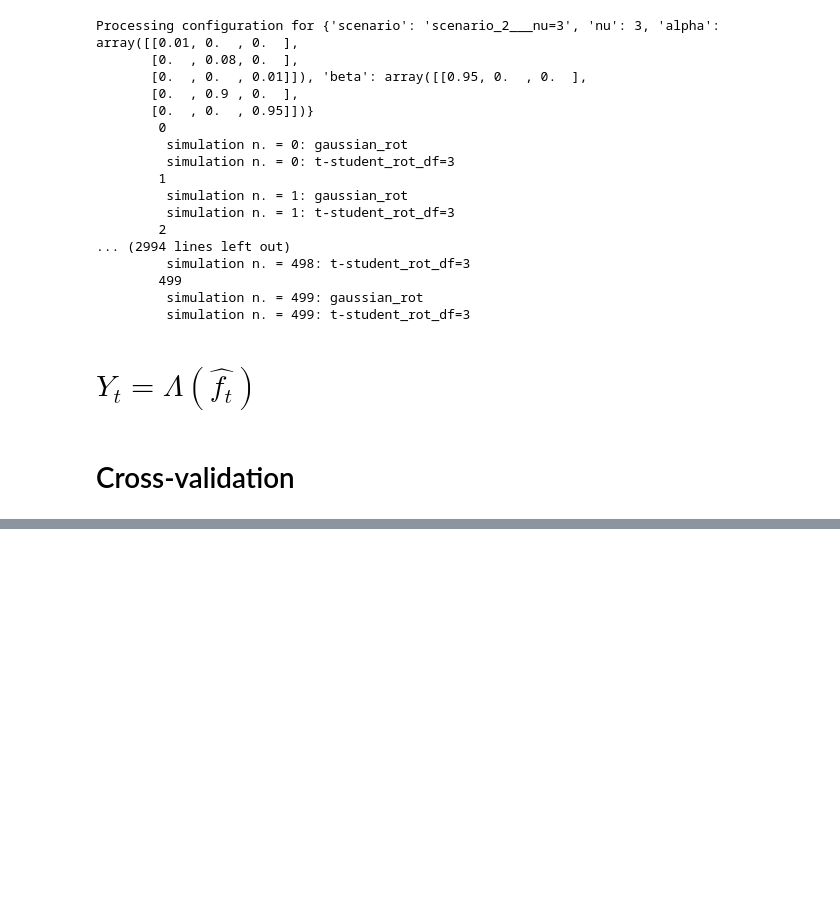
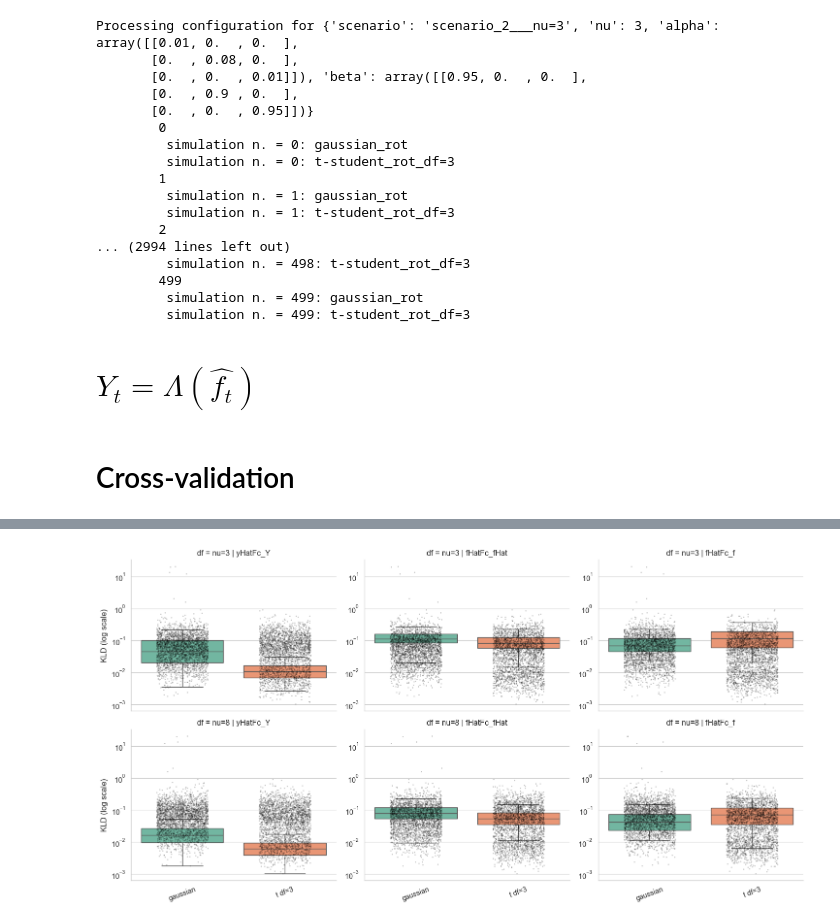
Before and after one commit to matheus-vizzotto/densities4risk, a Jupyter notebook: notebooks/08_fdf_gas_simulation.ipynb, the cells around one changed output, grey strips where cells are left out. Cells and saved outputs as stored; diff of their text form; code cells hidden in the pictures; blank space fills up the shorter version.

```diff
--- a/notebooks/08_fdf_gas_simulation.ipynb
+++ b/notebooks/08_fdf_gas_simulation.ipynb
@@ -662,0 +697,7 @@ for kde_address in kde_addresses:
+# %%
+# Extract the first two parts only
+split_data = df_cv_results['scenario'].str.split("___", expand=True)
+df_cv_results["scenario_id"] = split_data[0]
+df_cv_results["t_df"] = split_data[1]
+
+df_cv_results.groupby(["scenario_id", "t_df", "comparison", "model_name"], as_index=False)[["KLD", "L_1", "L_2", "L_INFTY"]].mean().sort_values(by=["scenario_id", "comparison", "t_df", "KLD"])
@@ -662,0 +718,68 @@ for kde_address in kde_addresses:
+# %%
+import seaborn as sns
+import matplotlib.pyplot as plt
+
+df_plot = df_cv_results.copy()
+
+# Clean labels
+df_plot["model_name"] = (
+    df_plot["model_name"]
+    .str.replace(" rot", "", regex=False)
+    .str.replace("t-student", "t", regex=False)
+)
+
+# Better style
+sns.set_theme(
+    style="whitegrid",
+    context="paper",   # cleaner than "talk" for dense plots
+    font_scale=1.2
+)
+
+g = sns.catplot(
+    data=df_plot,
+    kind="box",
+    x="model_name",
+    y="KLD",
+    col="comparison",
+    row="t_df",
+    sharey=False,
+    height=3.8,
+    aspect=1.3,
+    linewidth=1,
+    fliersize=0,   # 🔥 remove outliers from boxplot
+    palette="Set2"
+)
+
+# Overlay points (controlled)
+for ax in g.axes.flat:
+    sns.stripplot(
+        data=df_plot,
+        x="model_name",
+        y="KLD",
+        ax=ax,
+        color="black",
+        size=1.8,
+        alpha=0.25,
+        jitter=0.25
+    )
+
+# Log scale (CRUCIAL here)
+for ax in g.axes.flat:
+    ax.set_yscale("log")
+
+# Titles (cleaner)
+g.set_titles(
+    row_template="df = {row_name}",
+    col_template="{col_name}"
+)
+
+g.set_axis_labels("", "KLD (log scale)")
+
+# Rotate nicely
+for ax in g.axes.flat:
+    ax.tick_params(axis='x', rotation=20)
+
+plt.tight_layout()
+plt.show()
+# %% [output]
+[figure, added]
```
Also changed, not shown: parts of 35 cells of this notebook, 2 other files.
